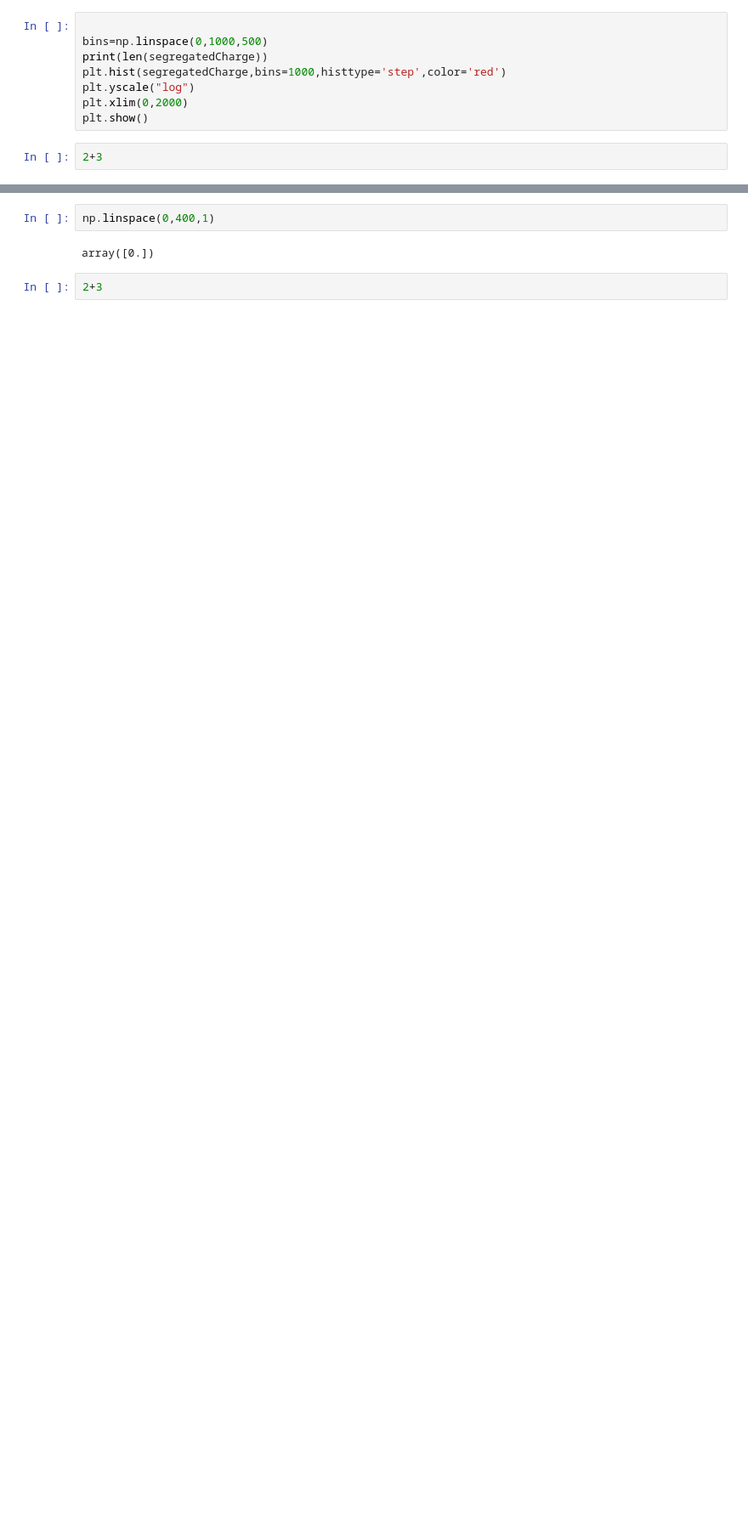
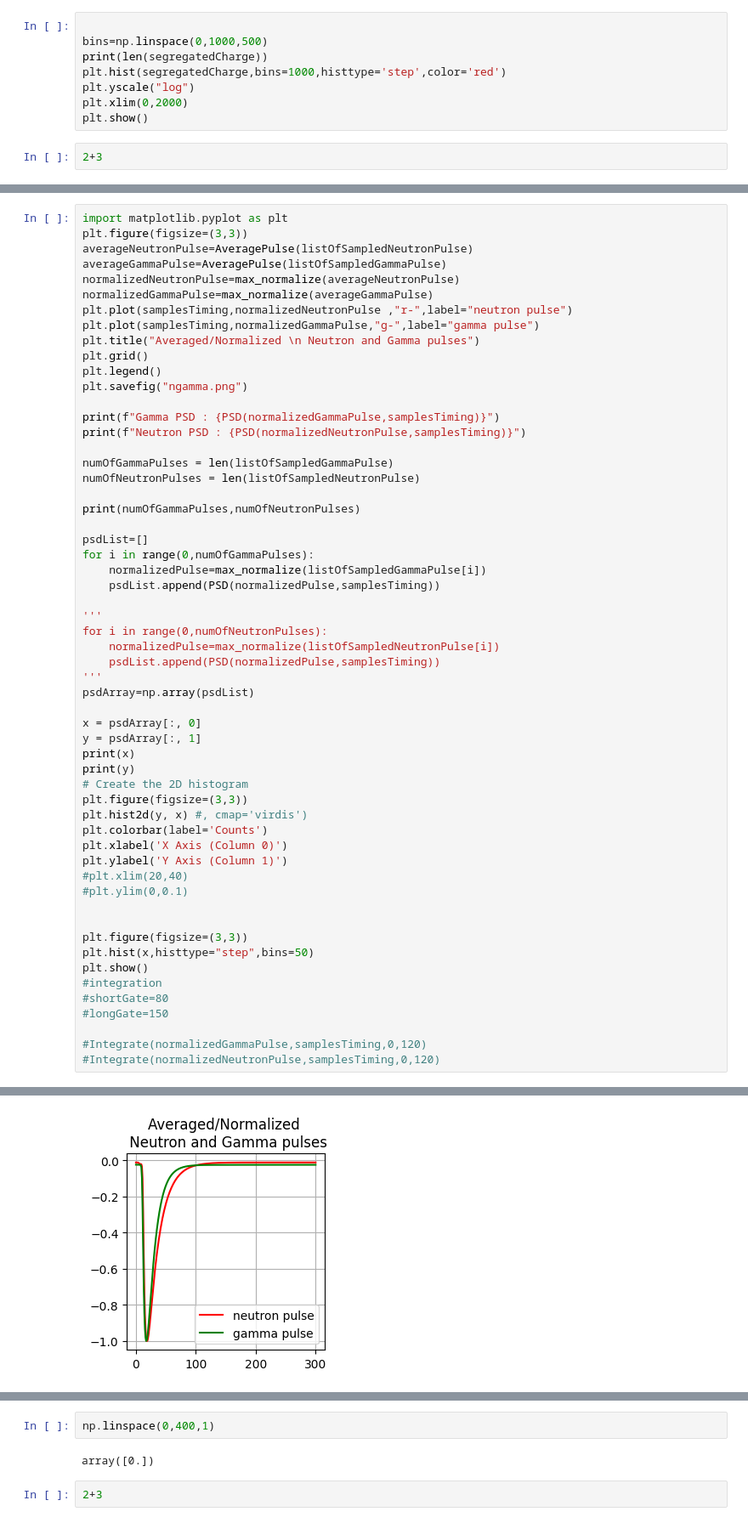
Before and after one commit to rsehgal/G4Workshop_Calicut, a Jupyter notebook: PyScripts/WaveAnal.ipynb, the cells around one changed output, grey strips where cells are left out. Shown: that part at 85% size. Drawn from its saved outputs; the diff is of its cells as text; blank space fills up the shorter version.

```diff
--- a/PyScripts/WaveAnal.ipynb
+++ b/PyScripts/WaveAnal.ipynb
@@ -1037,0 +1255,58 @@ plt.show()
+# %%
+import matplotlib.pyplot as plt
+plt.figure(figsize=(3,3))
+averageNeutronPulse=AveragePulse(listOfSampledNeutronPulse)
+averageGammaPulse=AveragePulse(listOfSampledGammaPulse)
+normalizedNeutronPulse=max_normalize(averageNeutronPulse)
+normalizedGammaPulse=max_normalize(averageGammaPulse)
+plt.plot(samplesTiming,normalizedNeutronPulse ,"r-",label="neutron pulse")
+plt.plot(samplesTiming,normalizedGammaPulse,"g-",label="gamma pulse")
+plt.title("Averaged/Normalized \n Neutron and Gamma pulses")
+plt.grid()
+plt.legend()
+plt.savefig("ngamma.png")
+
+print(f"Gamma PSD : {PSD(normalizedGammaPulse,samplesTiming)}")
+print(f"Neutron PSD : {PSD(normalizedNeutronPulse,samplesTiming)}")
+
+numOfGammaPulses = len(listOfSampledGammaPulse)
+numOfNeutronPulses = len(listOfSampledNeutronPulse)
+
+print(numOfGammaPulses,numOfNeutronPulses)
+
+psdList=[]
+for i in range(0,numOfGammaPulses):
+    normalizedPulse=max_normalize(listOfSampledGammaPulse[i])
+    psdList.append(PSD(normalizedPulse,samplesTiming))
+
+'''
+for i in range(0,numOfNeutronPulses):
+    normalizedPulse=max_normalize(listOfSampledNeutronPulse[i])
+    psdList.append(PSD(normalizedPulse,samplesTiming))
+'''
+psdArray=np.array(psdList)
+
+x = psdArray[:, 0]
+y = psdArray[:, 1]
+print(x)
+print(y)
+# Create the 2D histogram
+plt.figure(figsize=(3,3))
+plt.hist2d(y, x) #, cmap='virdis')
+plt.colorbar(label='Counts')
+plt.xlabel('X Axis (Column 0)')
+plt.ylabel('Y Axis (Column 1)')
+#plt.xlim(20,40)
+#plt.ylim(0,0.1)
+
+
+plt.figure(figsize=(3,3))
+plt.hist(x,histtype="step",bins=50)
+plt.show()
+#integration
+#shortGate=80
+#longGate=150
+
+#Integrate(normalizedGammaPulse,samplesTiming,0,120)
+#Integrate(normalizedNeutronPulse,samplesTiming,0,120)
+# %% [output]
@@ -1037,0 +1319 @@ plt.show()
+[figure, added]
```
Also changed, not shown: parts of 4 cells of this notebook, 1 other file.
